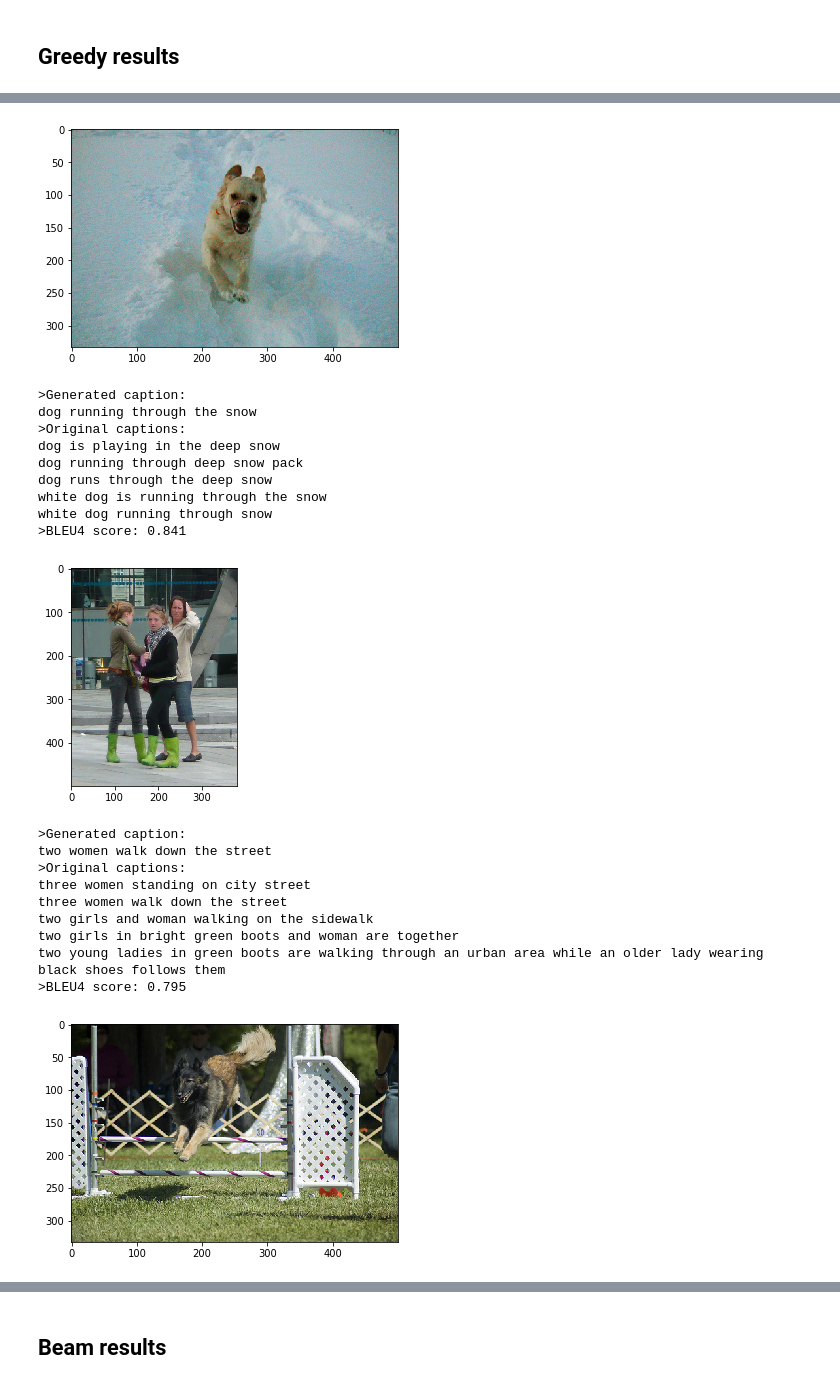
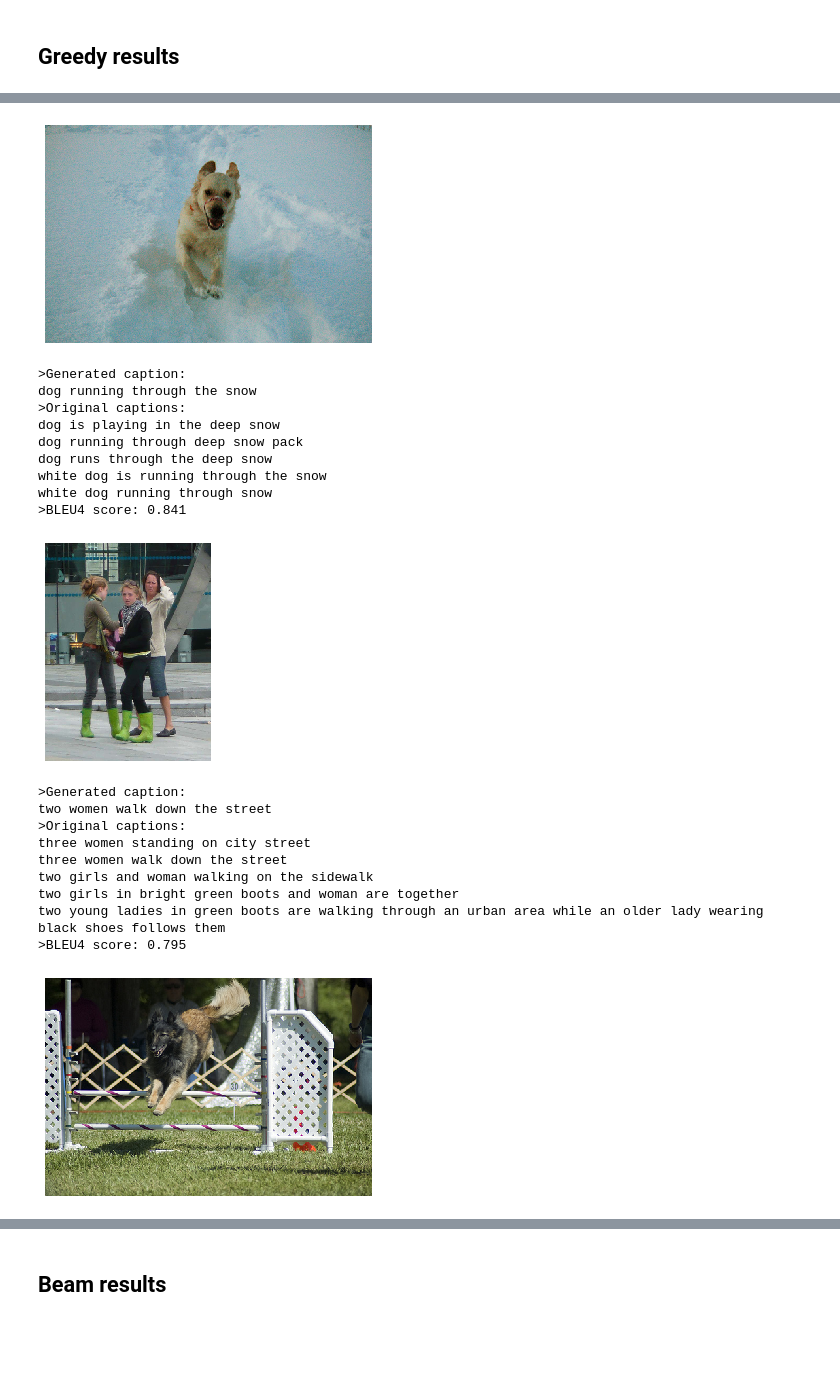
Before and after one commit to nhabbash/autocaption, a Jupyter notebook: notebooks/testing.ipynb, the cells around one changed output, grey strips where cells are left out. Cells and saved outputs as stored; diff of their text form; code cells hidden in the pictures; blank space fills up the shorter version.

```diff
--- a/notebooks/testing.ipynb
+++ b/notebooks/testing.ipynb
@@ -130,7 +129,9 @@ for e in top:
     #plt.title("Sampled Image")
     #plt.figtext(0.5, 0.01, caption, wrap=True, ha='center', fontsize=12)
     #plt.figtext(0.5, -0.05, "BLEU4 score: {:.2f}".format(bleu), wrap=True, ha='center', fontsize=12)
+    plt.axis('off')
     plt.show()
+
     print(">Generated caption: ")
     print(caption)
     print(">Original captions: ")
@@ -142,23 +143,23 @@ for e in top:
 >Generated caption:
 two dogs play in the grass
 >Original captions:
 the two greyhound dogs wearing sweaters are playing in the grass
 two dogs play in the grass
 two dogs wearing shirts play in the green grass
 two dogs wearing sweaters play in field
 two dogs wearing sweaters play in the grass
 >BLEU4 score: 1.000
-[figure, old version]
+[figure, new version]
 >Generated caption:
 dog running through the snow
 >Original captions:
 dog is playing in the deep snow
 dog running through deep snow pack
 dog runs through the deep snow
 white dog is running through the snow
 white dog running through snow
 >BLEU4 score: 0.841
-[figure, old version]
+[figure, new version]
 >Generated caption:
 two women walk down the street
 >Original captions:
@@ -168,7 +169,7 @@ two girls and woman walking on the sidewalk
 two girls in bright green boots and woman are together
 two young ladies in green boots are walking through an urban area while an older lady wearing black shoes follows them
 >BLEU4 score: 0.795
-[figure, old version]
+[figure, new version]
 >Generated caption:
 dog jumps over hurdle
 >Original captions:
```
Also changed, not shown: parts of 8 cells of this notebook, 20 other files.
